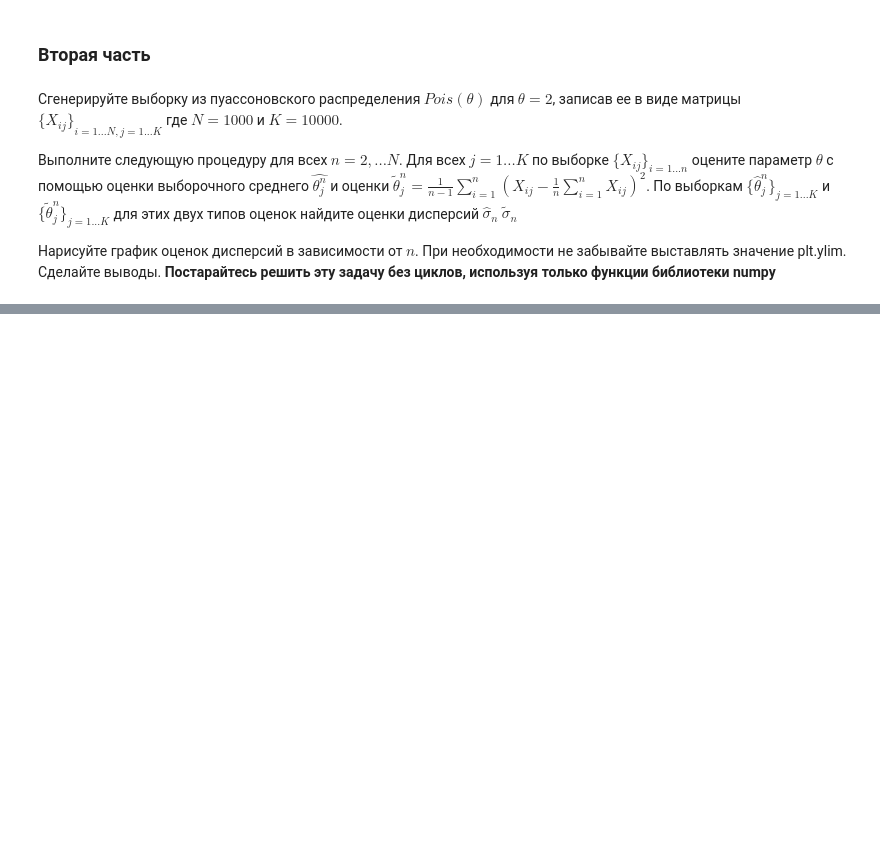
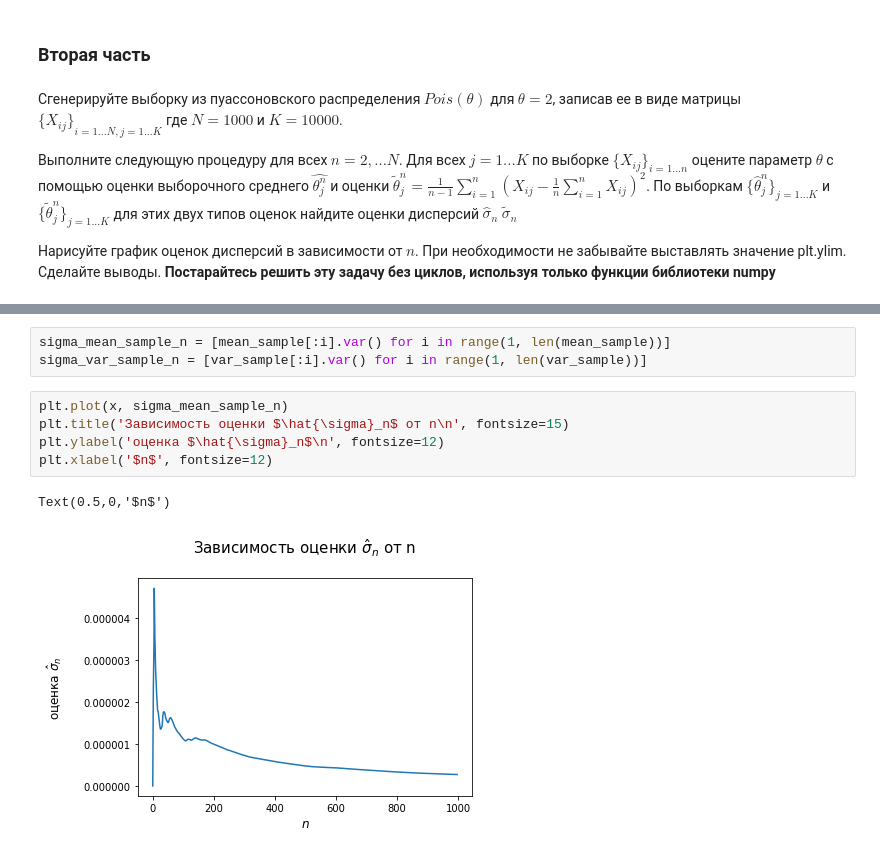
Before and after one commit to SergeyYVP/Statistics, a Jupyter notebook: DZ_stat_3.ipynb, the cells around one changed output, grey strips where cells are left out. Cells and saved outputs as stored; diff of their text form; blank space fills up the shorter version.

```diff
--- a/DZ_stat_3.ipynb
+++ b/DZ_stat_3.ipynb
@@ -267,0 +270,11 @@ Text(0.5,0,'$n$')
+# %%
+sigma_mean_sample_n = [mean_sample[:i].var() for i in range(1, len(mean_sample))]
+sigma_var_sample_n = [var_sample[:i].var() for i in range(1, len(var_sample))]
+# %%
+plt.plot(x, sigma_mean_sample_n)
+plt.title('Зависимость оценки $\hat{\sigma}_n$ от n\n', fontsize=15)
+plt.ylabel('оценка $\hat{\sigma}_n$\n', fontsize=12)
+plt.xlabel('$n$', fontsize=12)
+# %% [output]
+Text(0.5,0,'$n$')
+[figure, added]
```
Also changed, not shown: parts of 10 cells of this notebook.
